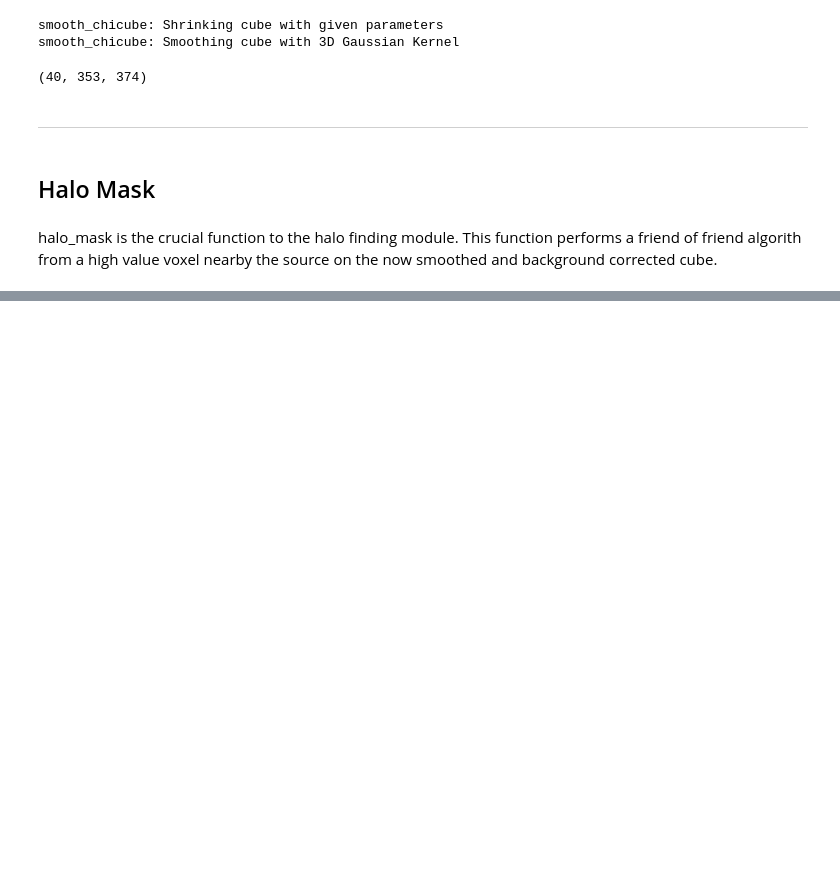
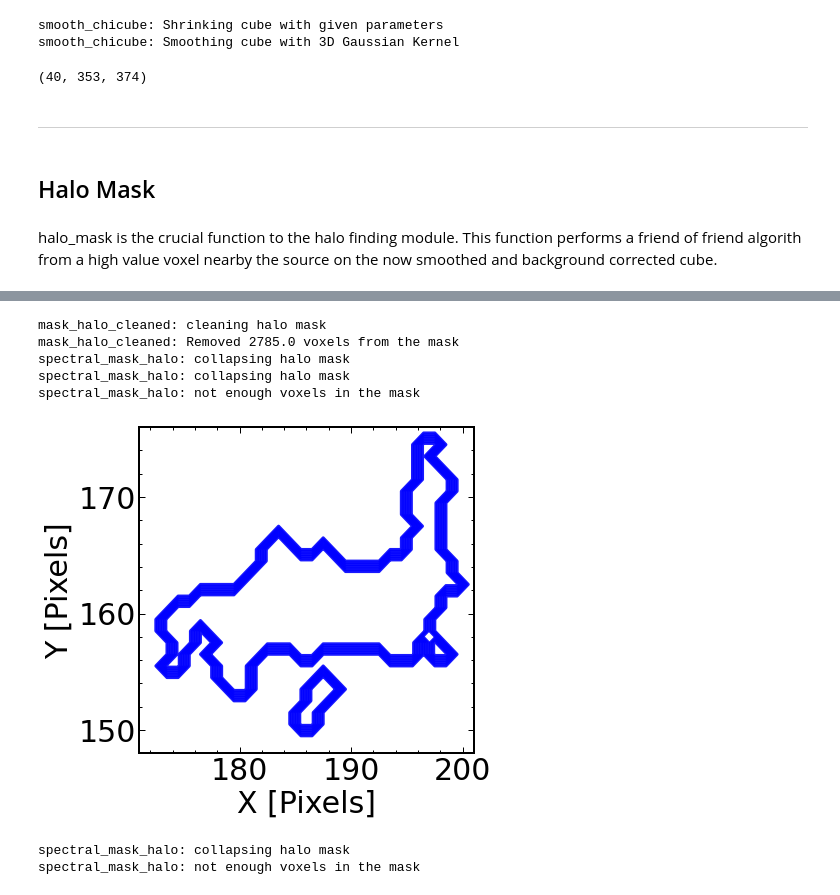
Before and after one commit to EmAstro/pycube, a Jupyter notebook: pycube/notebooks/P231_notebook.ipynb, the cells around one changed output, grey strips where cells are left out. Drawn from its saved outputs; the diff is of its cells as text; code cells hidden in the pictures; blank space fills up the shorter version.

```diff
--- a/pycube/notebooks/P231_notebook.ipynb
+++ b/pycube/notebooks/P231_notebook.ipynb
@@ -364,11 +339,14 @@ To preserve memory and remain accurate, we use two parameters here to smooth our
 We use the above plots to set our shrinking parameters min and max lambda.
 # %% [markdown]
 ## Cube Smoothing
+# %%
+min_halo = 1350
+max_halo = 1390
 # %%
 chiCube, sChiCube = halos.smooth_chicube(dataCubeClean,statcube=statBg,
                                          min_lambda=1350,
                                          max_lambda=1390,
-                                         a_smooth=1,
+                                         s_smooth=1,
                                          v_smooth=2)
 np.shape(sChiCube)
 # %% [output]
@@ -434 +412,21 @@ halo_mask: debug image saved in /home/ryan.foley/Downloads/P231COPY.fits_maskHal
 0
+# %%
+clean_halo = halos.clean_mask_halo(maskHalo,
+                                    delta_z_min=1,
+                                    min_vox=300,
+                                    min_channel=min_halo,
+                                    max_channel=max_halo,
+                                    debug=True,
+                                    show_debug=True)
+# %% [output]
+mask_halo_cleaned: cleaning halo mask
+mask_halo_cleaned: Removed 2785.0 voxels from the mask
+spectral_mask_halo: collapsing halo mask
+spectral_mask_halo: collapsing halo mask
+spectral_mask_halo: not enough voxels in the mask
+[figure, added]
+# %%
+halo_mask_2D, min_halo, max_halo = halos.spectral_mask_halo(clean_halo)
+# %% [output]
+spectral_mask_halo: collapsing halo mask
+spectral_mask_halo: not enough voxels in the mask
```
Also changed, not shown: parts of 13 cells of this notebook, 6 other files.
